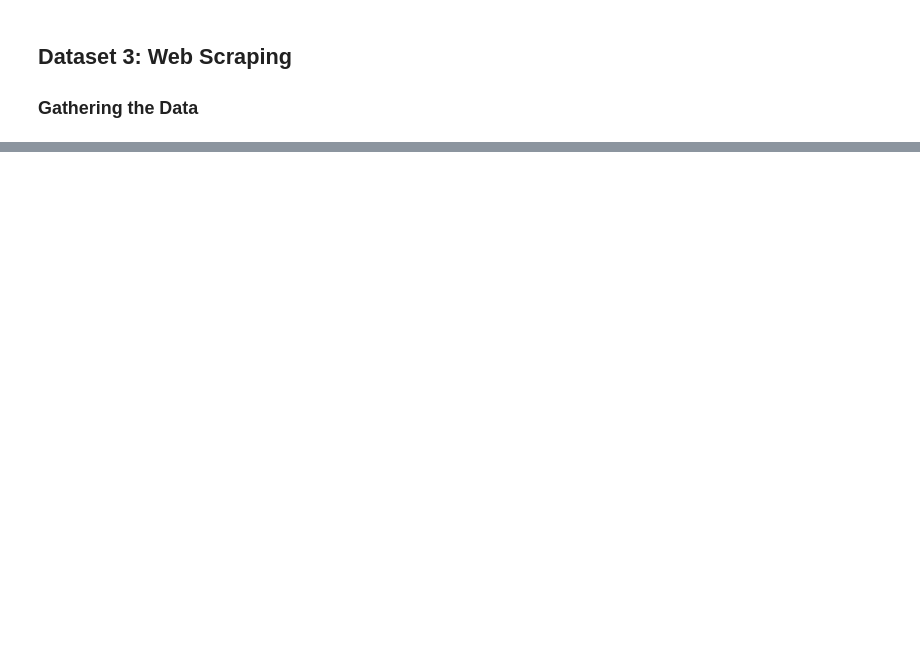
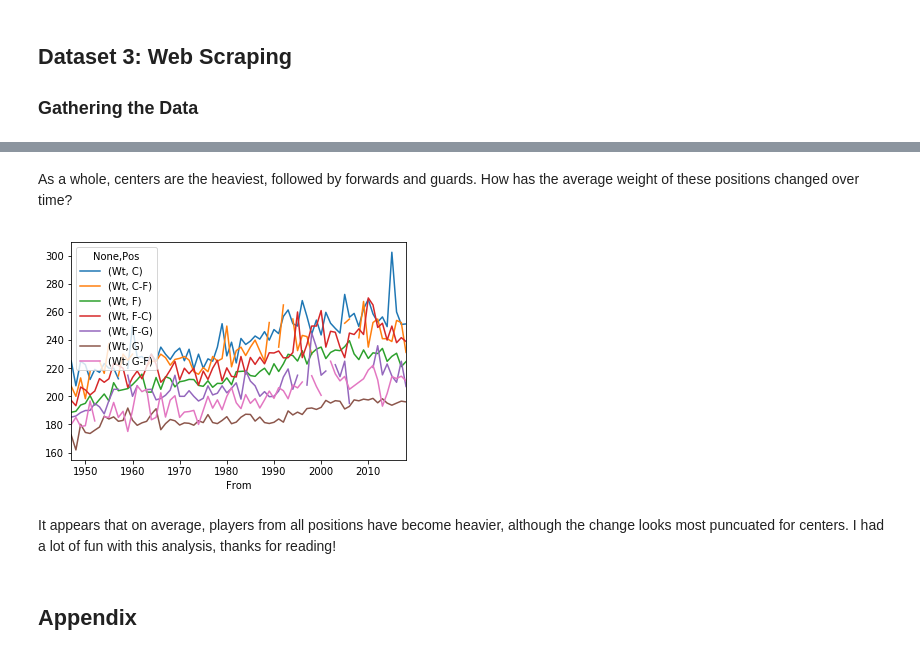
Before and after one commit to erikgregorywebb/machine-learning, a Jupyter notebook: Homework-1.ipynb, the cells around one changed output, grey strips where cells are left out. Cells and saved outputs as stored; diff of their text form; code cells hidden in the pictures; blank space fills up the shorter version.

```diff
--- a/Homework-1.ipynb
+++ b/Homework-1.ipynb
@@ -514,0 +434,12 @@ time.sleep(1)
+# %% [markdown]
+As a whole, centers are the heaviest, followed by forwards and guards. How has the average weight of these positions changed over time?
+# %%
+bb_pivot_table_pos = pd.pivot_table(bb_df, values = ["Wt"], index = ['From'], columns = ['Pos'], aggfunc = np.mean)
+bb_pivot_table_pos.plot()
+plt.show()
+# %% [output]
+[figure, added]
+# %% [markdown]
+It appears that on average, players from all positions have become heavier, although the change looks most puncuated for centers. I had a lot of fun with this analysis, thanks for reading!
+# %% [markdown]
+## Appendix
```
Also changed, not shown: parts of 82 cells of this notebook.
